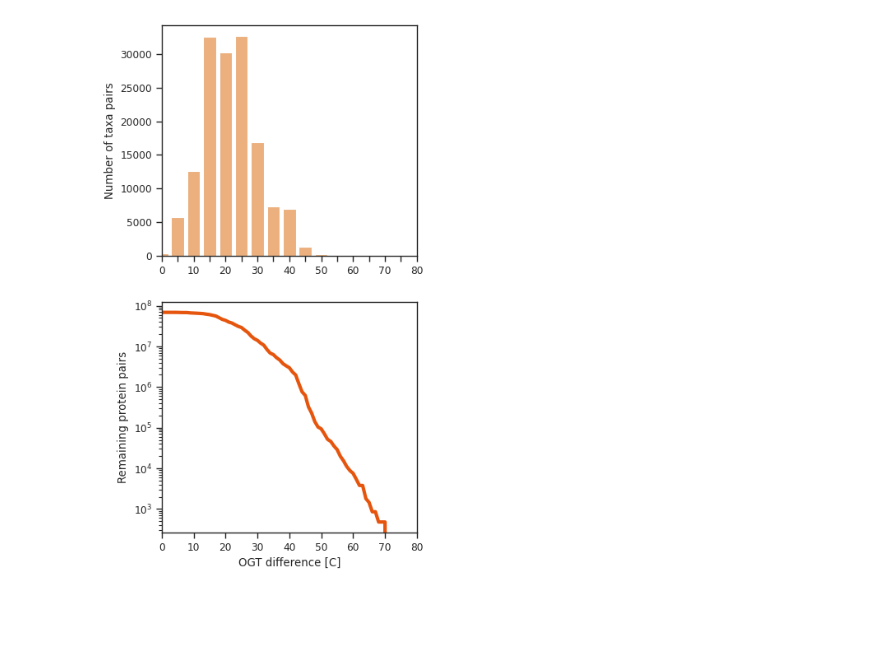
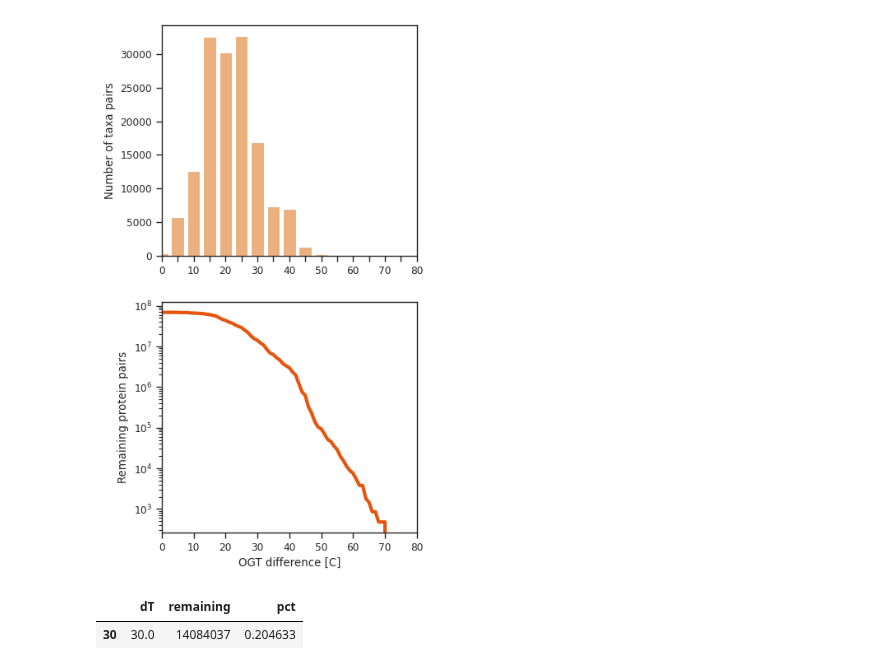
Before and after one commit to BeckResearchLab/learn2thermDB, a Jupyter notebook: plotting/final_plots.ipynb, the cells around one changed output. Drawn from its saved outputs; the diff is of its cells as text; code cells hidden in the pictures; blank space fills up the shorter version.

```diff
--- a/plotting/final_plots.ipynb
+++ b/plotting/final_plots.ipynb
@@ -356,3 +356,8 @@ ax[1].set_xlim(0.0, 80)
 fig.savefig('./dogt.png', dpi=400, bbox_inches='tight')
 # %% [output]
 [figure]
+# %%
+pairs_remaining[pairs_remaining['dT']==30]
+# %% [output]
+|  | dT | remaining | pct |
+| 30 | 30.0 | 14084037 | 0.204633 |
```
Also changed, not shown: 2 other files.
